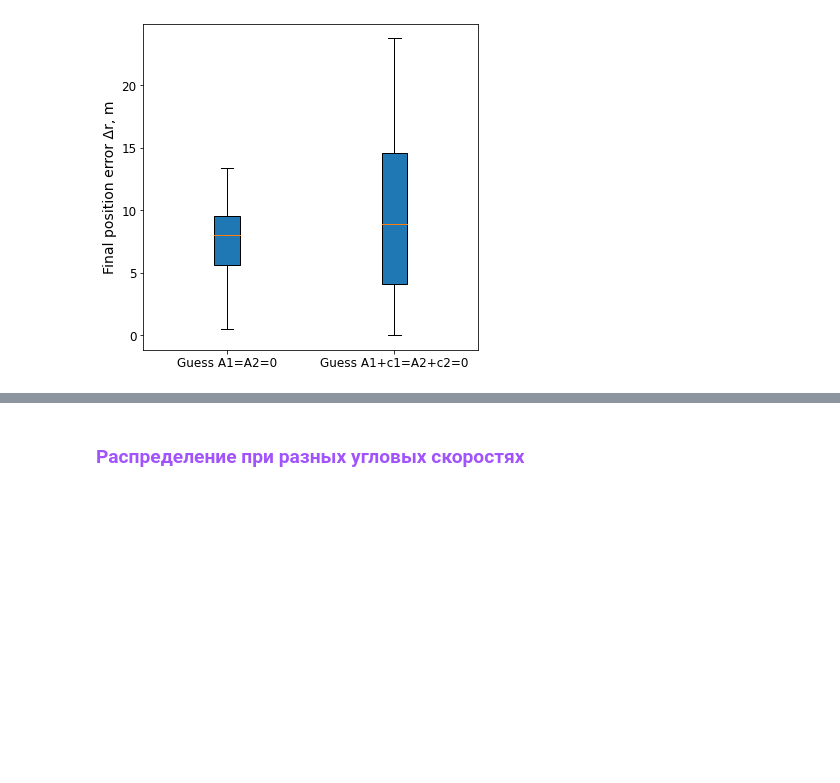
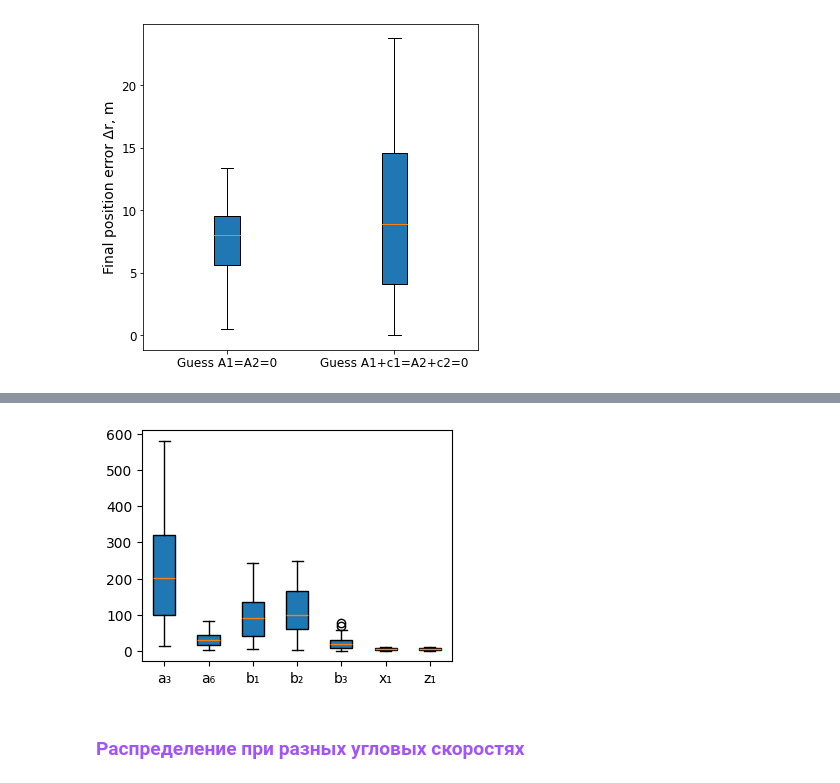
Before and after one commit to CamelCaseAverageEnjoyer/PythonCompendium, a Jupyter notebook: DissertationMaster/chapter 2.ipynb, the cells around one changed output, grey strips where cells are left out. Drawn from its saved outputs; the diff is of its cells as text; code cells hidden in the pictures; blank space fills up the shorter version.

```diff
--- a/DissertationMaster/chapter 2.ipynb
+++ b/DissertationMaster/chapter 2.ipynb
@@ -532,3 +605,10 @@ plt.show()
+# %%
+labels = ['a₃', 'a₆', 'b₁', 'b₂', 'b₃', 'x₁', 'z₁']
+fig, ax = plt.subplots(nrows=1, ncols=1, figsize=(4, 3))
+ax.boxplot([a_3_list, a_6_list, b_1_list, b_2_list, b_3_list, c_1_list, c_2_list], vert=True, patch_artist=True,  labels=labels)
+plt.show()
+# %% [output]
+[figure, added]
 # %% [markdown]
 ### <span style="color:#A254FC">Распределение при разных угловых скоростях</span>
 # %%
```
Also changed, not shown: parts of 34 cells of this notebook, 3 other files.
